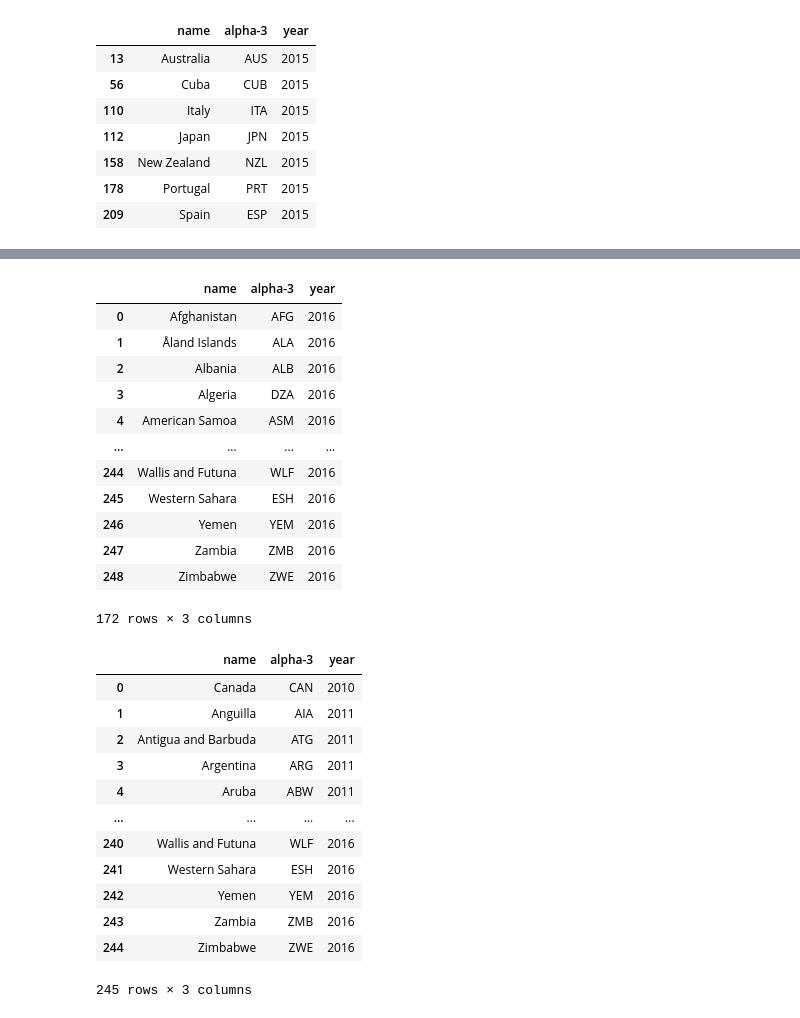
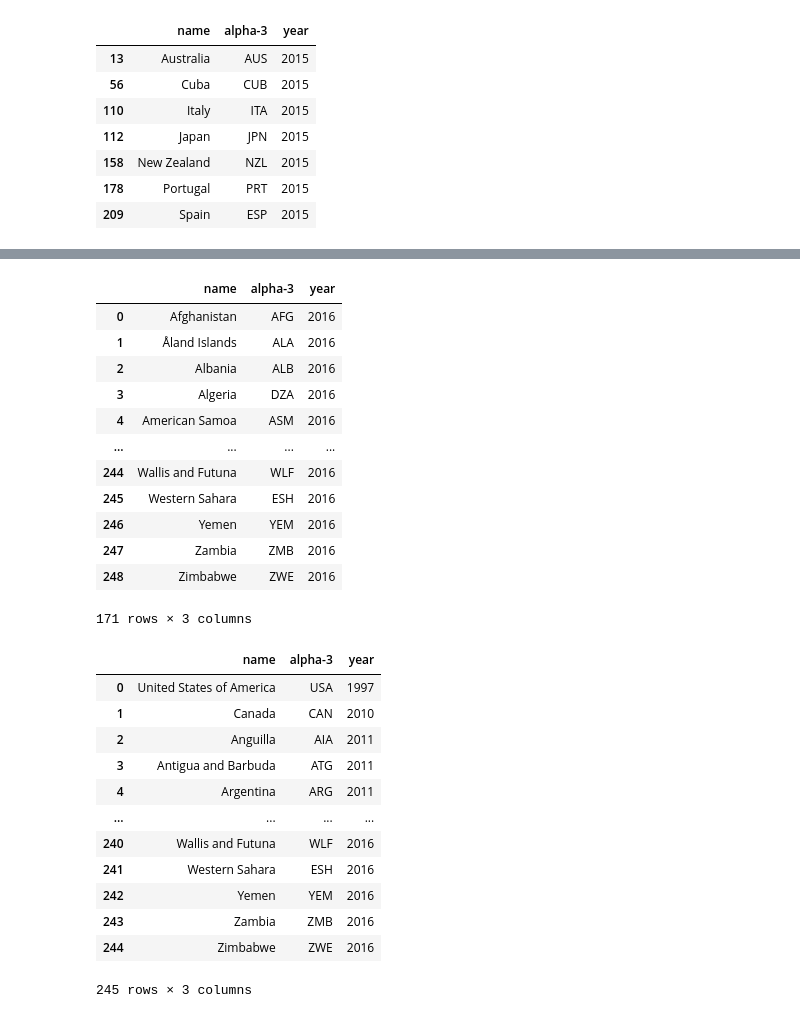
Before and after one commit to junyuelin/netflix_visualization, a Jupyter notebook: data_cleaning.ipynb, the cells around one changed output, grey strips where cells are left out. Saved outputs shown, nothing was run; the diff lists cells and outputs as text; code cells hidden in the pictures.

```diff
--- a/data_cleaning.ipynb
+++ b/data_cleaning.ipynb
@@ -129,3 +129,7 @@ maps[maps['region'] == 'Europe']
 | 215 | Switzerland | CH | CHE | 756 | ISO 3166-2:CH | Europe | Western Europe | NaN | ... |
 | 232 | Ukraine | UA | UKR | 804 | ISO 3166-2:UA | Europe | Eastern Europe | NaN | ... |
 | 234 | United Kingdom of Great Britain a... | GB | GBR | 826 | ISO 3166-2:GB | Europe | Northern Europe | NaN | ... |
+# %%
+usa = maps[maps['name'] == 'United States of America'][['name', 'alpha-3']]
+usa['year'] = 1997
+usa
@@ -210,7 +217,7 @@ ex2015
 | 178 | Portugal | PRT | 2015 |
 | 209 | Spain | ESP | 2015 |
 # %%
-com_avail_before = pd.concat([canada, latin, EU, netherlands, further_EU, ex2015], axis=0)
+com_avail_before = pd.concat([usa, canada, latin, EU, netherlands, further_EU, ex2015], axis=0)
 com_avail_before.reset_index(drop=True, inplace=True)
 com_avail_before
 # %% [output]
@@ -245,18 +252,18 @@ ex2016
 | 246 | Yemen | YEM | 2016 |
 | 247 | Zambia | ZMB | 2016 |
 | 248 | Zimbabwe | ZWE | 2016 |
-172 rows × 3 columns
+171 rows × 3 columns
 # %%
-combine = pd.concat([canada, latin, EU, netherlands, further_EU, ex2015, ex2016], axis=0)
+combine = pd.concat([usa, canada, latin, EU, netherlands, further_EU, ex2015, ex2016], axis=0)
 combine.reset_index(drop=True, inplace=True)
 combine
 # %% [output]
 |  | name | alpha-3 | year |
-| 0 | Canada | CAN | 2010 |
-| 1 | Anguilla | AIA | 2011 |
-| 2 | Antigua and Barbuda | ATG | 2011 |
-| 3 | Argentina | ARG | 2011 |
-| 4 | Aruba | ABW | 2011 |
+| 0 | United States of America | USA | 1997 |
+| 1 | Canada | CAN | 2010 |
+| 2 | Anguilla | AIA | 2011 |
+| 3 | Antigua and Barbuda | ATG | 2011 |
+| 4 | Argentina | ARG | 2011 |
 | ... | ... | ... | ... |
 | 240 | Wallis and Futuna | WLF | 2016 |
 | 241 | Western Sahara | ESH | 2016 |
```
Also changed, not shown: parts of 4 cells of this notebook, 2 other files.
